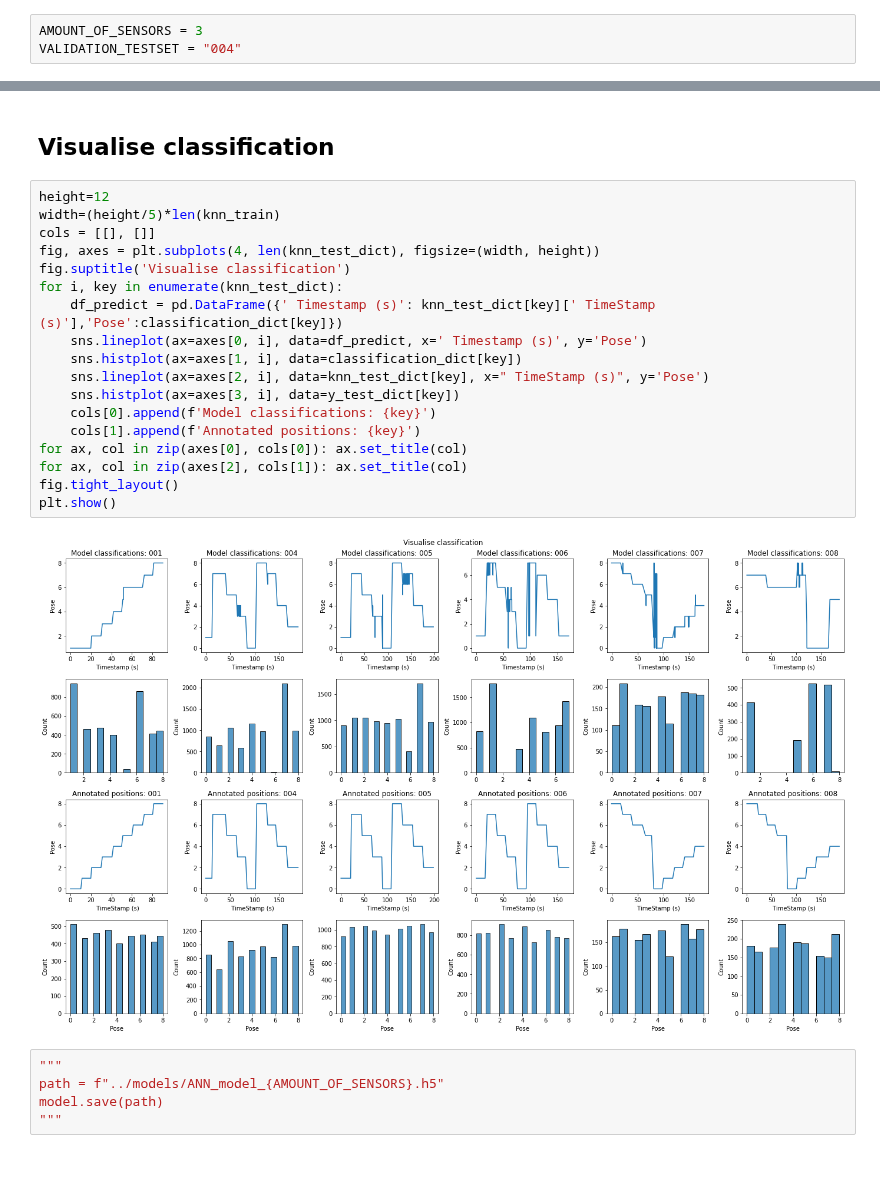
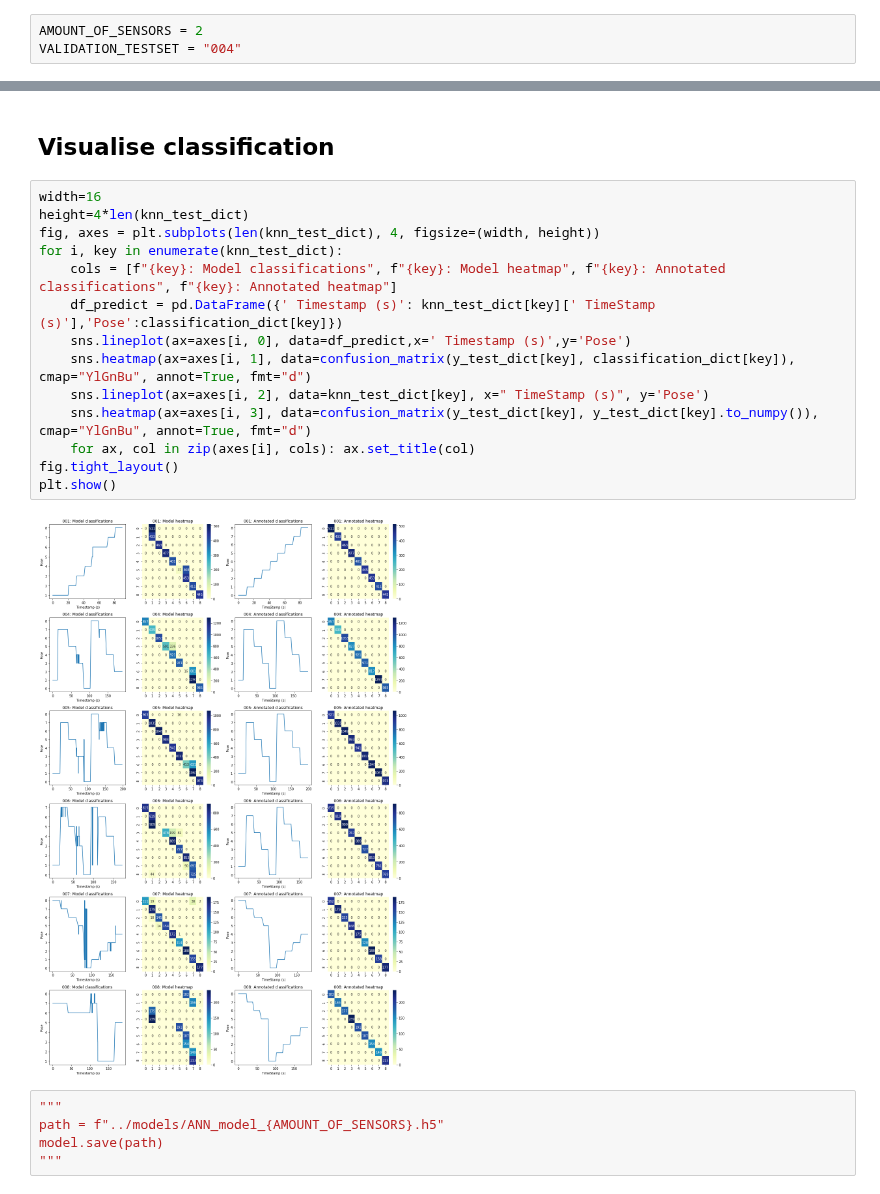
Before and after one commit to OleJonas/Got-Your-Back, a Jupyter notebook: model/src/ANN.ipynb, the cells around one changed output, grey strips where cells are left out. Saved outputs shown, nothing was run; the diff lists cells and outputs as text; blank space fills up the shorter version.

```diff
--- a/model/src/ANN.ipynb
+++ b/model/src/ANN.ipynb
@@ -23,7 +23,7 @@ from utils.declarations import training_files, testing_files, POSE_MAP
 # %% [markdown]
 ## Define data
 # %%
-AMOUNT_OF_SENSORS = 3
+AMOUNT_OF_SENSORS = 2
 VALIDATION_TESTSET = "004"
 # %% [markdown]
 ## Datapreparation
@@ -230,25 +230,21 @@ Classification accuracy:
 # %% [markdown]
 ## Visualise classification
 # %%
-height=12
-width=(height/5)*len(knn_train)
-cols = [[], []]
-fig, axes = plt.subplots(4, len(knn_test_dict), figsize=(width, height))
-fig.suptitle('Visualise classification')
+width=16
+height=4*len(knn_test_dict)
+fig, axes = plt.subplots(len(knn_test_dict), 4, figsize=(width, height))
 for i, key in enumerate(knn_test_dict):
+    cols = [f"{key}: Model classifications", f"{key}: Model heatmap", f"{key}: Annotated classifications", f"{key}: Annotated heatmap"]
     df_predict = pd.DataFrame({' Timestamp (s)': knn_test_dict[key][' TimeStamp (s)'],'Pose':classification_dict[key]})
-    sns.lineplot(ax=axes[0, i], data=df_predict, x=' Timestamp (s)', y='Pose')
-    sns.histplot(ax=axes[1, i], data=classification_dict[key])
-    sns.lineplot(ax=axes[2, i], data=knn_test_dict[key], x=" TimeStamp (s)", y='Pose')
-    sns.histplot(ax=axes[3, i], data=y_test_dict[key])
-    cols[0].append(f'Model classifications: {key}')
-    cols[1].append(f'Annotated positions: {key}')
-for ax, col in zip(axes[0], cols[0]): ax.set_title(col)
-for ax, col in zip(axes[2], cols[1]): ax.set_title(col)
+    sns.lineplot(ax=axes[i, 0], data=df_predict,x=' Timestamp (s)',y='Pose')
+    sns.heatmap(ax=axes[i, 1], data=confusion_matrix(y_test_dict[key], classification_dict[key]), cmap="YlGnBu", annot=True, fmt="d")
+    sns.lineplot(ax=axes[i, 2], data=knn_test_dict[key], x=" TimeStamp (s)", y='Pose')
+    sns.heatmap(ax=axes[i, 3], data=confusion_matrix(y_test_dict[key], y_test_dict[key].to_numpy()), cmap="YlGnBu", annot=True, fmt="d")
+    for ax, col in zip(axes[i], cols): ax.set_title(col)
 fig.tight_layout()
 plt.show()
 # %% [output]
-[figure, old version]
+[figure, new version]
 # %%
 """
 path = f"../models/ANN_model_{AMOUNT_OF_SENSORS}.h5"
```
Also changed, not shown: parts of 5 cells of this notebook, 5 other files.
